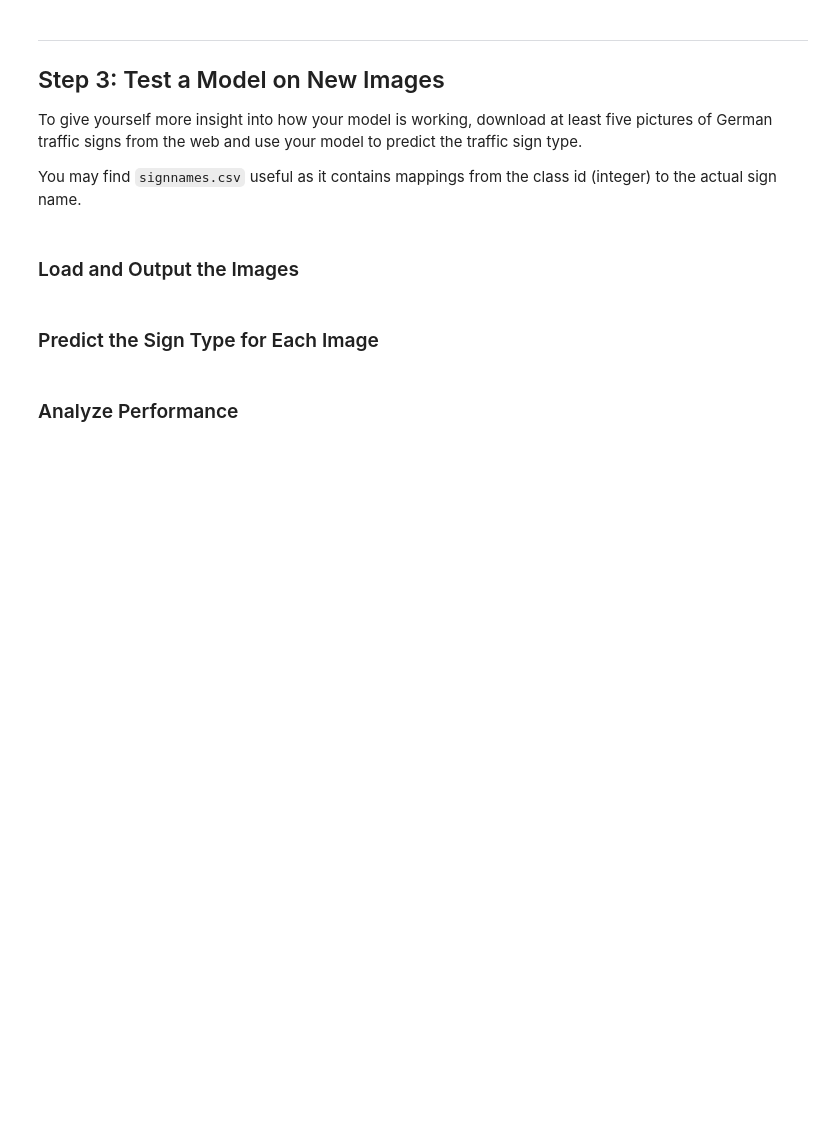
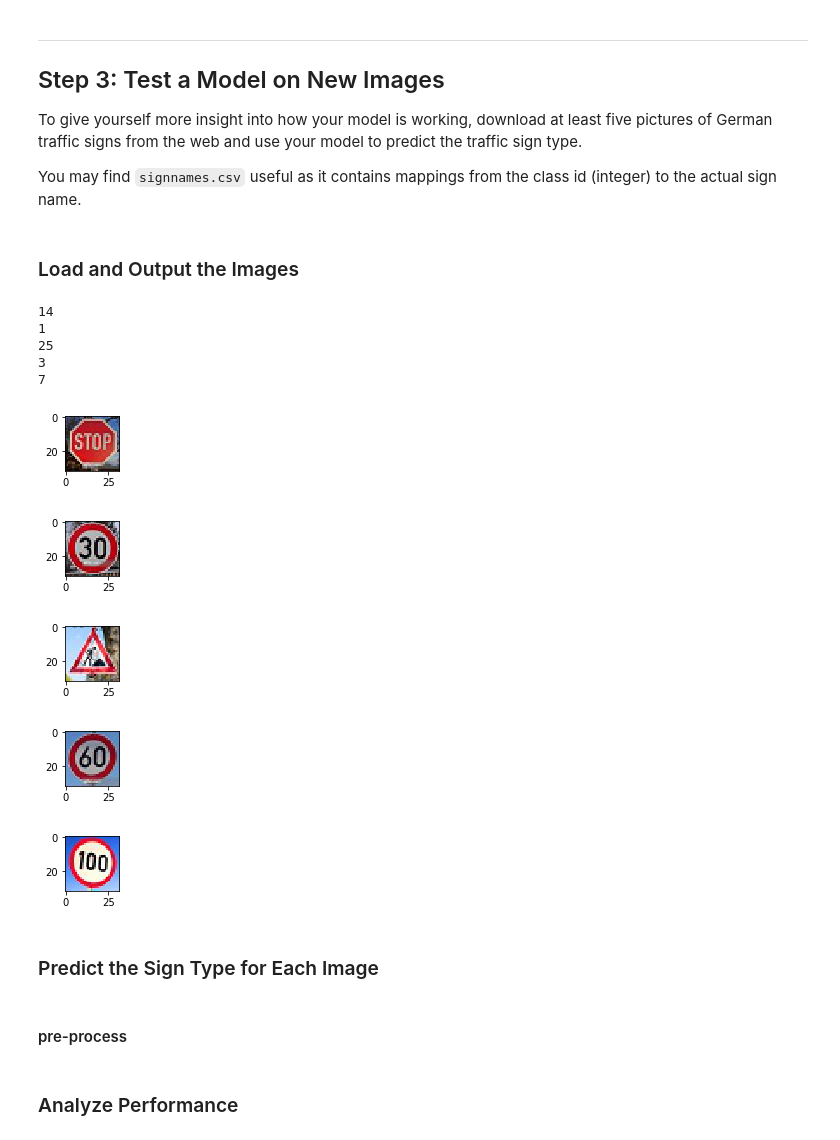
Before and after one commit to kyoungrok0517/CarND-Traffic-Sign-Classifier-Project, a Jupyter notebook: Traffic_Sign_Classifier.ipynb, the cells around one changed output. Cells and saved outputs as stored; diff of their text form; code cells hidden in the pictures; blank space fills up the shorter version.

```diff
--- a/Traffic_Sign_Classifier.ipynb
+++ b/Traffic_Sign_Classifier.ipynb
@@ -281,8 +261,8 @@ training_operation = optimizer.minimize(loss_operation)
 # %% [markdown]
 ## Model Evaluation
 # %%
-EPOCHS = 1000
-BATCH_SIZE = 256
+EPOCHS = 1200
+BATCH_SIZE = 512
 # %%
 correct = tf.equal(tf.argmax(logits, 1), tf.argmax(one_hot_y, 1))
 accuracy_op = tf.reduce_mean(tf.cast(correct, tf.float32))
@@ -312,17 +294,29 @@ with tf.Session() as sess:
             sess.run(training_operation, feed_dict={x: batch_x, y: batch_y})
 
         validation_accuracy = evaluate(X_valid, y_valid)
-        if (i % 10) == 0:
+        train_accuracy = evaluate(X_train, y_train)
+        if (i % 20) == 0:
             print("EPOCH {} ...".format(i+1))
             print("Validation Accuracy = {:.3f}".format(validation_accuracy))
+            print("Training Accuracy = {:.3f}".format(train_accuracy))
             print()
 
-    # Final score
-    print("EPOCH {} ...".format(i+1))
+    # Final scores
+    print("[Final Scores]")
+
+    ## Train
+    validation_accuracy = evaluate(X_valid, y_valid)
+    print("Training Accuracy = {:.3f}".format(train_accuracy))
+
+    ## Validation
     print("Validation Accuracy = {:.3f}".format(validation_accuracy))
+
+    ## Test
+    test_accuracy = evaluate(X_test, y_test)
+    print("Test Accuracy = {:.3f}".format(test_accuracy))
     print()
 
-    saver.save(sess, './models')
+    saver.save(sess, './models/model.ckpt')
     print("Model saved")
 # %% [output]
 Training...
@@ -358,6 +389,35 @@ You may find `signnames.csv` useful as it contains mappings from the class id (i
+# %%
+import pickle
+import matplotlib.pyplot as plt
+import random
+%matplotlib inline
+
+with open('./live/live.p', 'rb') as fin:
+    live = pickle.load(fin)
+
+len(live['features'])
+
+for i in range(0, 5):
+    img = live['features'][i]
+    plt.figure(figsize=(1,1))
+    plt.imshow(img)
+    print(live['labels'][i])
+# %% [output]
+14
+1
+25
+3
+7
+[figure, added]
+[figure, added]
+[figure, added]
+[figure, added]
+[figure, added]
 # %% [markdown]
 ### Predict the Sign Type for Each Image
 # %%
 ### Run the predictions here and use the model to output the prediction for each image.
 ### Make sure to pre-process the images with the same pre-processing pipeline used earlier.
 ### Feel free to use as many code cells as needed.
+# %% [markdown]
+#### pre-process
```
Also changed, not shown: parts of 10 cells of this notebook, 13 other files.
